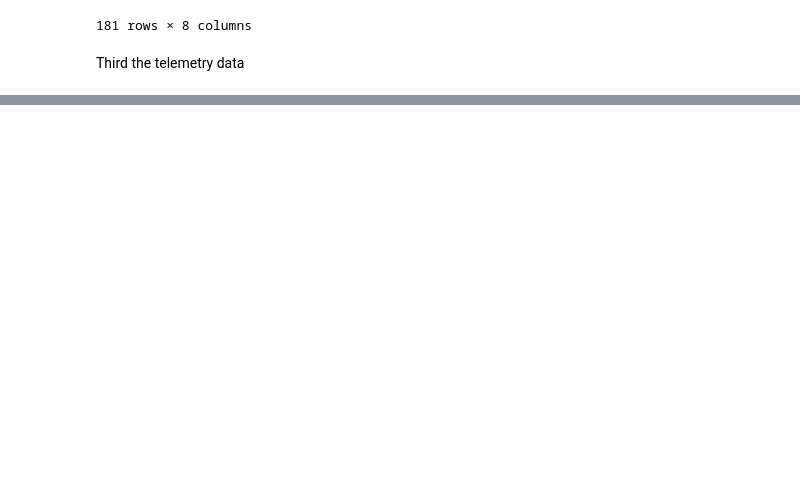
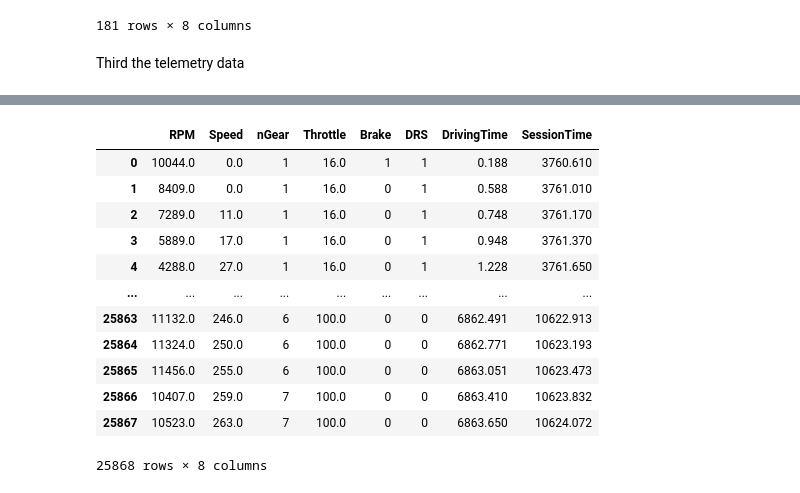
Before and after one commit to kilid69/F1, a Jupyter notebook: main.ipynb, the cells around one changed output, grey strips where cells are left out. Saved outputs shown, nothing was run; the diff lists cells and outputs as text; code cells hidden in the pictures; blank space fills up the shorter version.

Commit message:
drivers update and more preprocessing

```diff
--- a/main.ipynb
+++ b/main.ipynb
@@ -360,0 +325,28 @@ session.laps.pick_drivers(['VER']).get_pos_data()
+# %%
+#get car data for 'VER'
+ver_car = session.laps.pick_drivers('VER').get_car_data()
+# convert Time into milliseconds
+ver_car = convert_time(ver_car, 'Time')
+ver_car = convert_time(ver_car, 'SessionTime')
+# drop Source and Date columns
+ver_car.drop(columns=['Source', 'Date'], inplace=True)
+# rename some columns
+ver_car.columns = ['RPM', 'Speed', 'nGear', 'Throttle' , 'Brake', 'DRS', 'DrivingTime', 'SessionTime']
+# convert brake into 0 and 1
+ver_car['Brake'] = ver_car['Brake'].apply(lambda x: 1 if x else 0)
+
+ver_car
+# %% [output]
+|  | RPM | Speed | nGear | Throttle | Brake | DRS | DrivingTime | SessionTime |
+| 0 | 10044.0 | 0.0 | 1 | 16.0 | 1 | 1 | 0.188 | 3760.610 |
+| 1 | 8409.0 | 0.0 | 1 | 16.0 | 0 | 1 | 0.588 | 3761.010 |
+| 2 | 7289.0 | 11.0 | 1 | 16.0 | 0 | 1 | 0.748 | 3761.170 |
+| 3 | 5889.0 | 17.0 | 1 | 16.0 | 0 | 1 | 0.948 | 3761.370 |
+| 4 | 4288.0 | 27.0 | 1 | 16.0 | 0 | 1 | 1.228 | 3761.650 |
+| ... | ... | ... | ... | ... | ... | ... | ... | ... |
+| 25863 | 11132.0 | 246.0 | 6 | 100.0 | 0 | 0 | 6862.491 | 10622.913 |
+| 25864 | 11324.0 | 250.0 | 6 | 100.0 | 0 | 0 | 6862.771 | 10623.193 |
+| 25865 | 11456.0 | 255.0 | 6 | 100.0 | 0 | 0 | 6863.051 | 10623.473 |
+| 25866 | 10407.0 | 259.0 | 7 | 100.0 | 0 | 0 | 6863.410 | 10623.832 |
+| 25867 | 10523.0 | 263.0 | 7 | 100.0 | 0 | 0 | 6863.650 | 10624.072 |
+25868 rows × 8 columns
```
Also changed, not shown: parts of 14 cells of this notebook, 1 other file.
